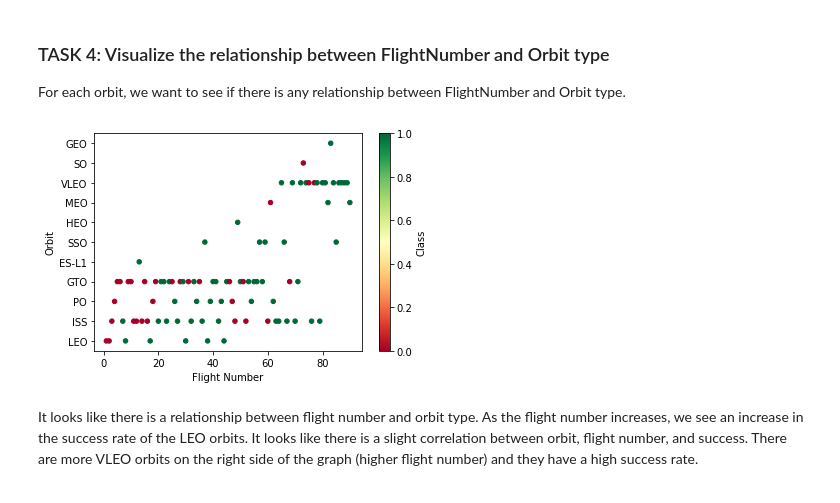
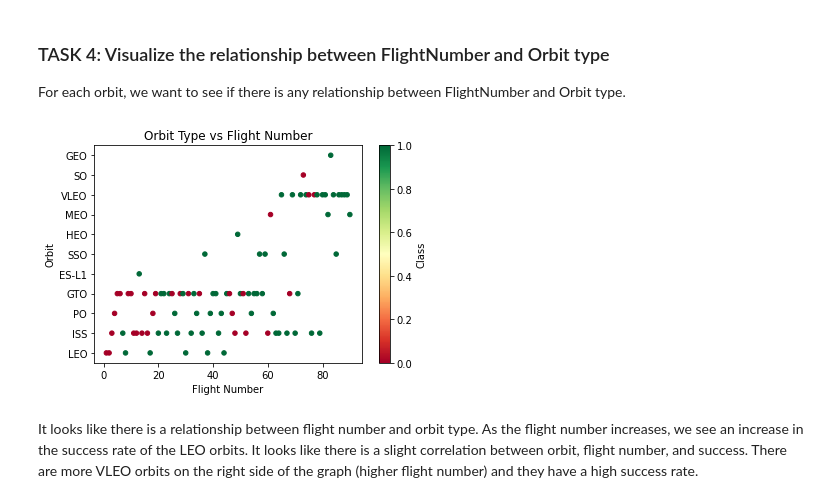
Before and after one commit to achi113s/SpaceY, a Jupyter notebook: 5_EDA_with_Visualizations.ipynb, the cells around one changed output. Drawn from its saved outputs; the diff is of its cells as text; code cells hidden in the pictures.

```diff
--- a/5_EDA_with_Visualizations.ipynb
+++ b/5_EDA_with_Visualizations.ipynb
@@ -114,11 +117,12 @@ For each orbit, we want to see if there is any relationship between FlightNumber
 # %%
 df.plot(kind='scatter', x='FlightNumber',
         y='Orbit', c='Class', colormap='RdYlGn', sharex=False)
 plt.xlabel('Flight Number')
 plt.ylabel('Orbit')
+plt.title('Orbit Type vs Flight Number')
 plt.show()
 # %% [output]
-[figure, old version]
+[figure, new version]
 # %% [markdown]
 It looks like there is a relationship between flight number and orbit type. As the flight number increases, we see an increase in the success rate of the LEO orbits. It looks like there is a slight correlation between orbit, flight number, and success. There are more VLEO orbits on the right side of the graph (higher flight number) and they have a high success rate.
 # %% [markdown]
```
Also changed, not shown: parts of 4 cells of this notebook.
